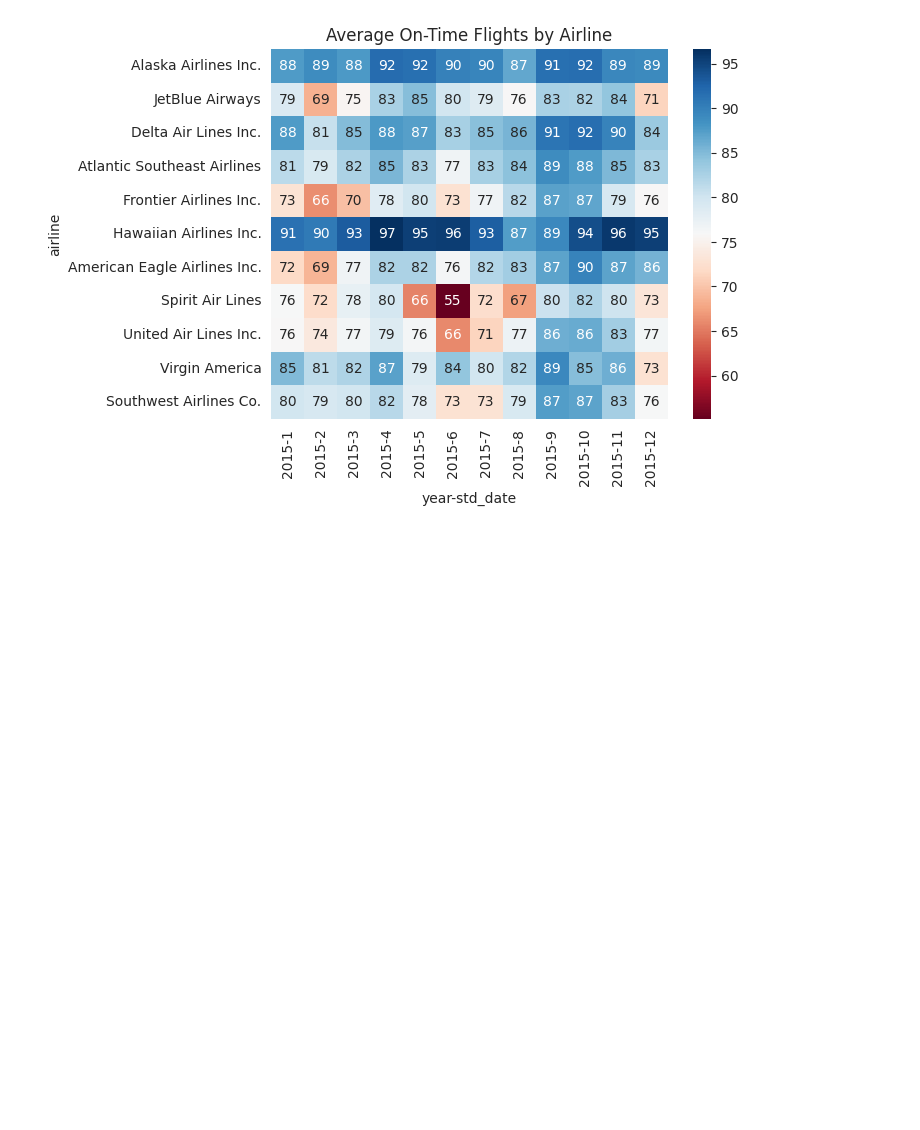
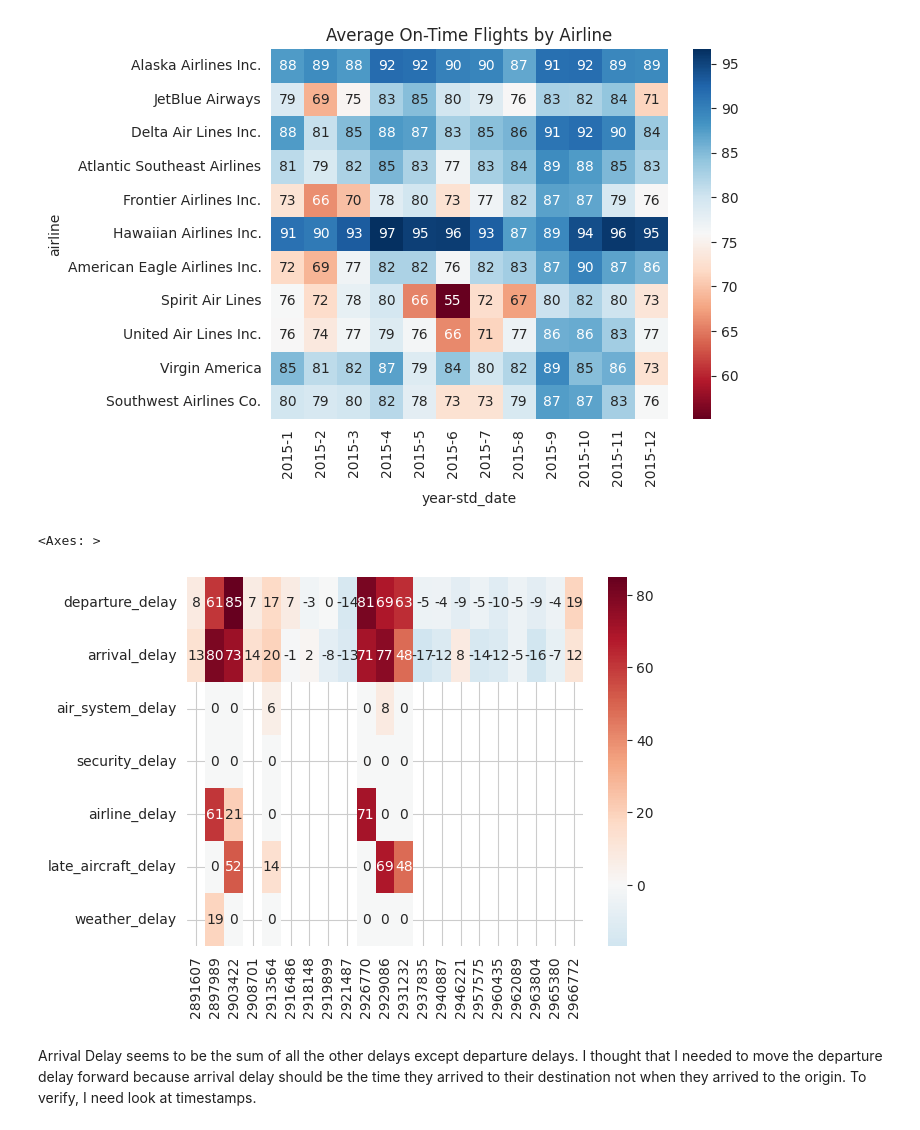
Before and after one commit to cmd-master/airline, a Jupyter notebook: airline-delays.ipynb, the cells around one changed output. Drawn from its saved outputs; the diff is of its cells as text; code cells hidden in the pictures; blank space fills up the shorter version.

Commit message:
Kaggle Notebook | USA Airline Delays in 2015 | Version 9

```diff
--- a/airline-delays.ipynb
+++ b/airline-delays.ipynb
@@ -6,27 +6,34 @@ import numpy as np
 import seaborn as sns
 import matplotlib.pyplot as plt
 import warnings
+import datetime as dt
 warnings.filterwarnings("ignore")
-sns.set_style("whitegrid")
+sns.set_style('whitegrid')
+pd.options.display.max_columns = 200
+pd.options.display.max_rows = 200
 
 df = pd.read_csv('/kaggle/input/flight-delays/flights.csv')
 rairline = pd.read_csv('/kaggle/input/flight-delays/airlines.csv')
 df.columns = df.columns.str.lower()
+df.columns
 
-## Clean
+## Cleaning
+df['scheduled_departure'] = [dt.time(x // 100, x % 100) for x in df['scheduled_departure']]
 df['std_date'] = pd.to_datetime(df[['year', 'month', 'day']])
-df['otp_delay15'] = np.where(df['departure_delay'] > 15, 0., 1.)
+
+df['std_date_time'] = pd.to_datetime(df['std_date'].astype(str) + ' ' + df['scheduled_departure'].astype(str))
+df['atd_date_time'] = df['std_date_time'] + pd.to_timedelta(df['departure_delay'], unit='m')
+
+df['otp_dly15'] = np.where(df['departure_delay'] > 15, 0.0, 1.0)
 
 ## Organize
+dly = [x for x in df.columns if 'delay' in x]
 num = [x for x in df.columns if df.dtypes[x] in ('float', 'int64')]
-cat = [x for x in df.columns if df.dtypes[x] == 'object']
-target = 'otp_delay15'
+cat = [x for x in df.columns if df.dtypes[x] == "object"]
+target = 'otp_dly15'
 num.remove(target)
 
 ## Split
-### Removing American and US Airways due to merger
-### Choosing Skywest as my Test group
-
-train = df.query('airline not in ["OO", "AA", "US"]')
+train = df.query('airline not in ("AA", "US", "OO")')
 test = df.query('airline == "OO"')
 # %% [markdown]
@@ -61,3 +68,14 @@ sns.heatmap(g, annot=True, cmap='RdBu')
 plt.title('Average On-Time Flights by Airline');
 # %% [output]
 [figure]
+# %%
+g = train.query("std_date>='2015-07-01' and std_date<='2015-07-05'")
+g = g.query("airline=='VX' and std_date>='2015-07-01' and tail_number=='N529VA'")
+g = g[dly].T
+sns.heatmap(g, cmap='RdBu_r', annot=True, center=0)
+# %% [output]
+<Axes: >
+[figure, added]
+# %% [markdown]
+Arrival Delay seems to be the sum of all the other delays except departure delays.
+I thought that I needed to move the departure delay forward because arrival delay should be the time they arrived to their destination not when they arrived to the origin. To verify, I need look at timestamps.
```
Also changed, not shown: parts of 9 cells of this notebook.
